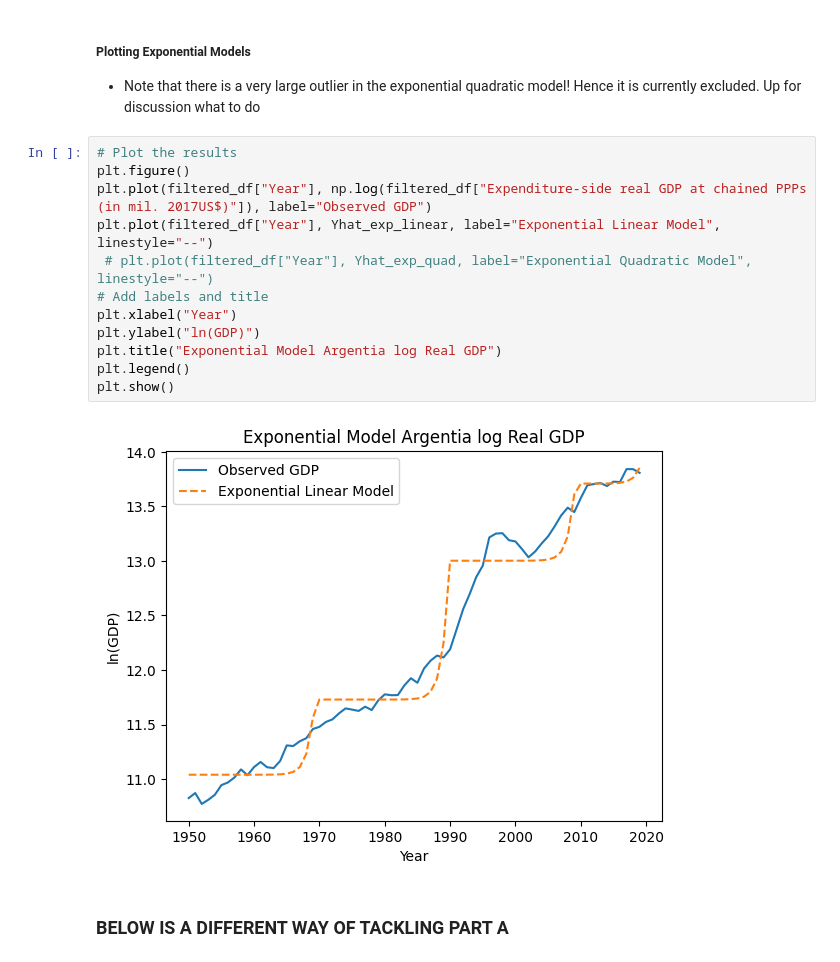
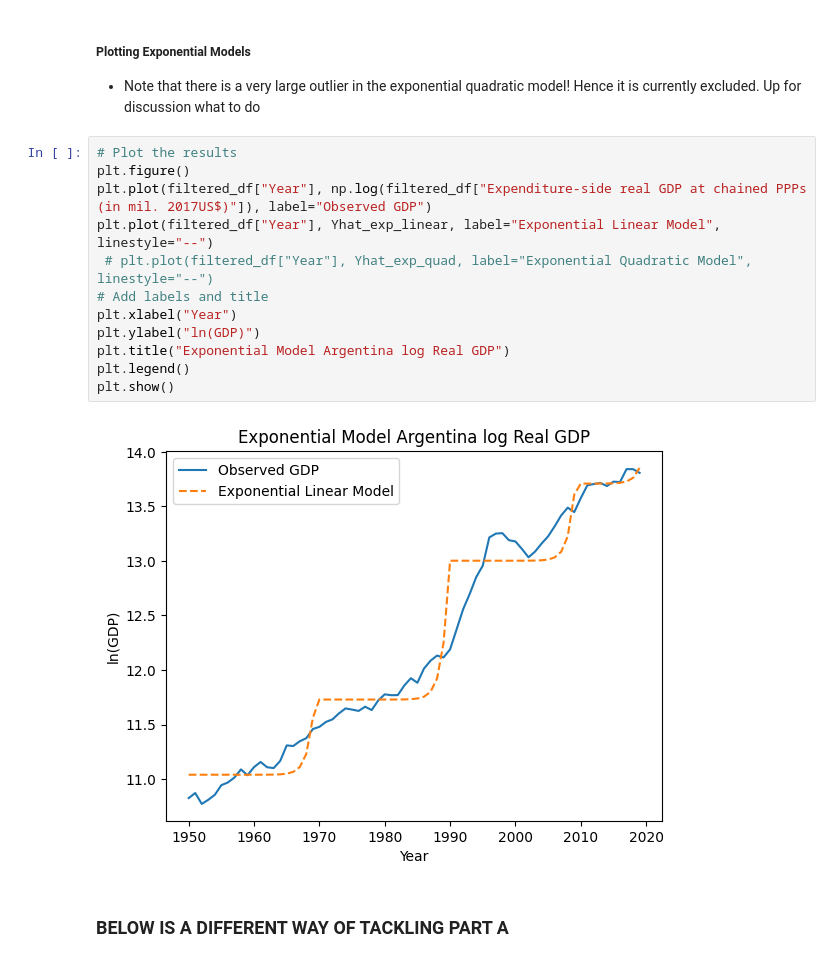
Before and after one commit to andreheeshaojun/EC2B1-Coursework, a Jupyter notebook: Section A/Section-A-Code.ipynb, the cells around one changed output. Cells and saved outputs as stored; diff of their text form.

```diff
--- a/Section A/Section-A-Code.ipynb
+++ b/Section A/Section-A-Code.ipynb
@@ -186,17 +186,17 @@ for start_year in range(ymin, ymax + 1, 20):
 # %%
 # Plot the results
 plt.figure()
 plt.plot(filtered_df["Year"], np.log(filtered_df["Expenditure-side real GDP at chained PPPs (in mil. 2017US$)"]), label="Observed GDP")
 plt.plot(filtered_df["Year"], Yhat_exp_linear, label="Exponential Linear Model", linestyle="--")
  # plt.plot(filtered_df["Year"], Yhat_exp_quad, label="Exponential Quadratic Model", linestyle="--")
 # Add labels and title
 plt.xlabel("Year")
 plt.ylabel("ln(GDP)")
-plt.title("Exponential Model Argentia log Real GDP")
+plt.title("Exponential Model Argentina log Real GDP")
 plt.legend()
 plt.show()
 # %% [output]
-[figure, old version]
+[figure, new version]
 # %% [markdown]
 ### BELOW IS A DIFFERENT WAY OF TACKLING PART A
 # %%
```
Also changed, not shown: parts of 19 cells of this notebook, 1 other file.
